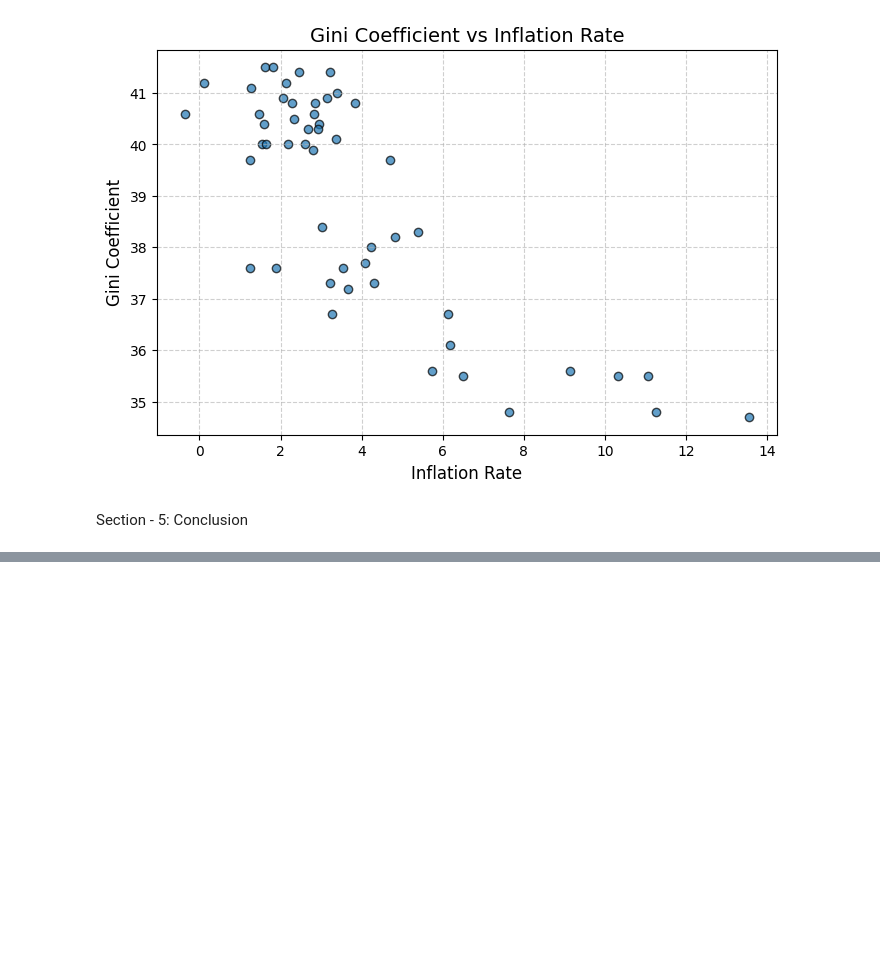
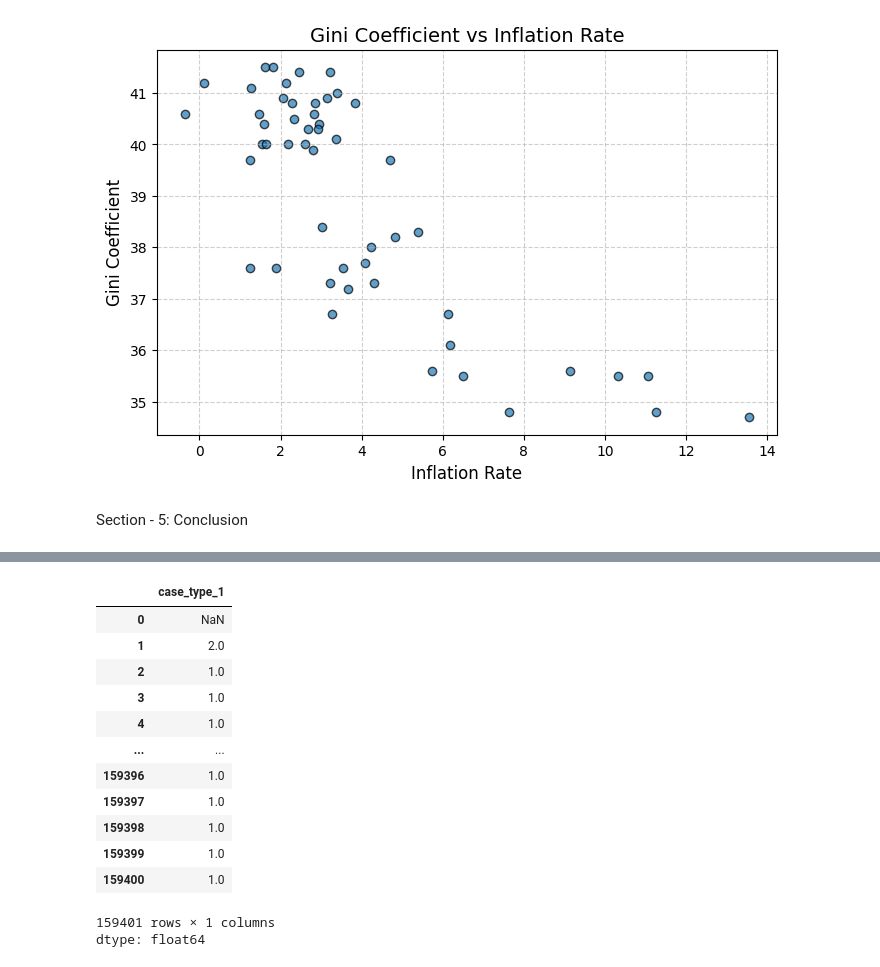
Before and after one commit to Sai0472003/PatentLitigation_Impact, a Jupyter notebook: Project1.ipynb, the cells around one changed output, grey strips where cells are left out. Saved outputs shown, nothing was run; the diff lists cells and outputs as text; code cells hidden in the pictures; blank space fills up the shorter version.

```diff
--- a/Project1.ipynb
+++ b/Project1.ipynb
@@ -206,0 +208,21 @@ complete_merged
+# %%
+attorneys = pd.read_csv("/content/drive/My Drive/ECO225_Final_Project/PART1/attorneys.csv")
+patents = pd.read_csv("/content/drive/My Drive/ECO225_Final_Project/PART1/patents.csv")
+documents = pd.read_csv("/content/drive/My Drive/ECO225_Final_Project/PART1/documents.csv")
+# %%
+documents
+# %% [output]
+|  | case_type_1 |
+| 0 | NaN |
+| 1 | 2.0 |
+| 2 | 1.0 |
+| 3 | 1.0 |
+| 4 | 1.0 |
+| ... | ... |
+| 159396 | 1.0 |
+| 159397 | 1.0 |
+| 159398 | 1.0 |
+| 159399 | 1.0 |
+| 159400 | 1.0 |
+159401 rows × 1 columns
+dtype: float64
```
Also changed, not shown: parts of 5 cells of this notebook.
